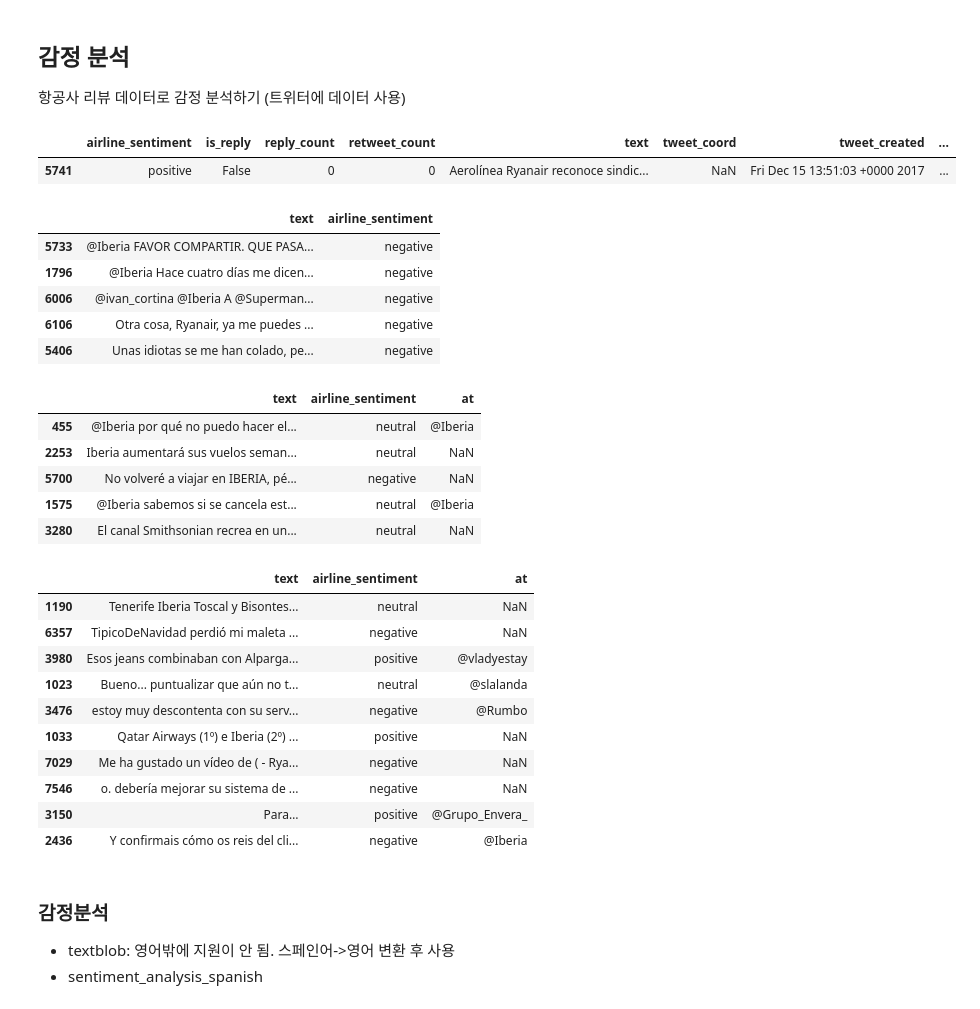
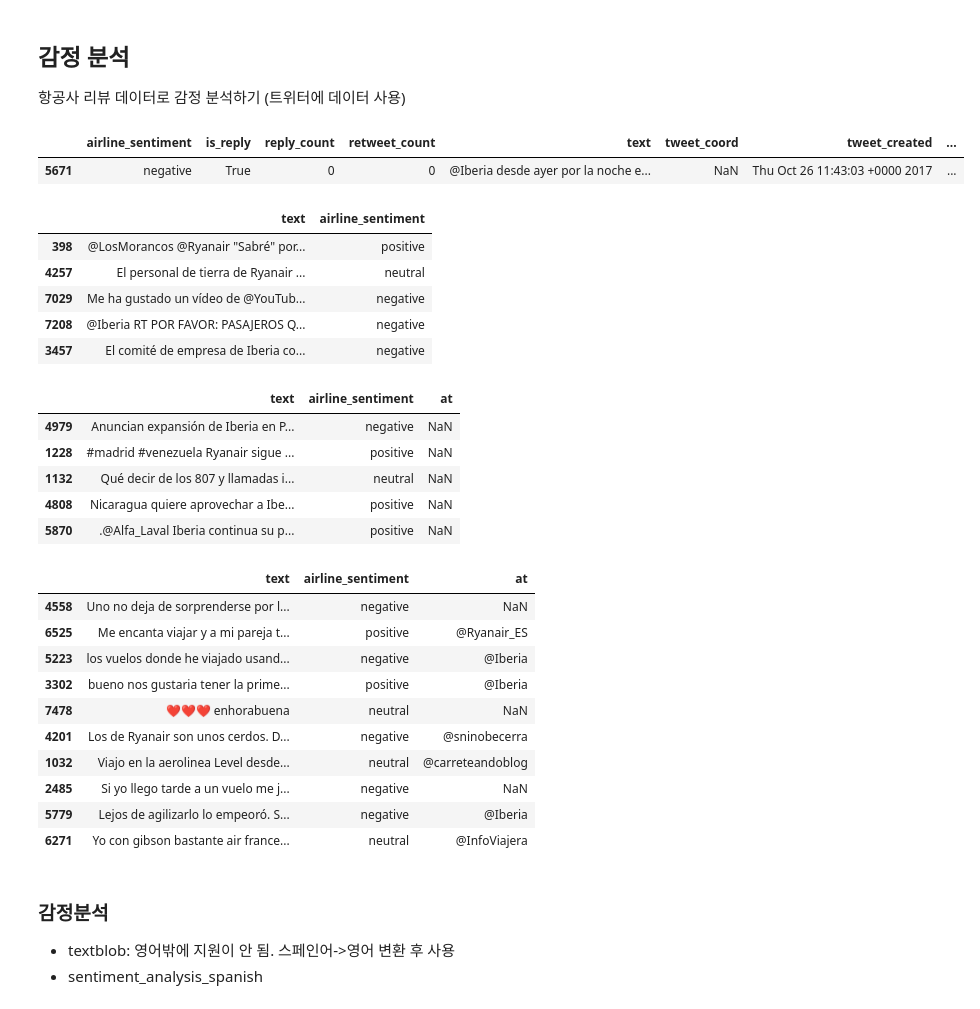
Before and after one commit to trotacodigos/spanish_nlp, a Jupyter notebook: nlp/sentiment.ipynb, the cells around one changed output. Drawn from its saved outputs; the diff is of its cells as text; code cells hidden in the pictures.

```diff
--- a/nlp/sentiment.ipynb
+++ b/nlp/sentiment.ipynb
@@ -7,35 +7,35 @@ import re, os
 pd.set_option('display.max_colwidth', 240)
 # %%
 PATH = '../data/'
-FILE = os.path.join(PATH, 'es-airlines-tweets', 'tweets_public.csv')
+FILE = os.path.join(PATH, 'tweets_public.csv')
 
 tweets = pd.read_csv(FILE)
 tweets.sample(1)
 # %% [output]
 |  | airline_sentiment | is_reply | reply_count | retweet_count | text | tweet_coord | tweet_created | ... |
-| 5741 | positive | False | 0 | 0 | Aerolínea Ryanair reconoce sindic... | NaN | Fri Dec 15 13:51:03 +0000 2017 | ... |
+| 5671 | negative | True | 0 | 0 | @Iberia desde ayer por la noche e... | NaN | Thu Oct 26 11:43:03 +0000 2017 | ... |
 # %%
-# text 정제를 위해서 text 열만 골라냄ㄴ
+# text 정제를 위해서 text 열만 골라냄
 tweets = tweets.loc[:, ['text', 'airline_sentiment']]
 tweets.sample(5)
 # %% [output]
 |  | text | airline_sentiment |
-| 5733 | @Iberia FAVOR COMPARTIR. QUE PASA... | negative |
-| 1796 | @Iberia Hace cuatro días me dicen... | negative |
-| 6006 | @ivan_cortina @Iberia A @Superman... | negative |
-| 6106 | Otra cosa, Ryanair, ya me puedes ... | negative |
-| 5406 | Unas idiotas se me han colado, pe... | negative |
+| 398 | @LosMorancos @Ryanair "Sabré" por... | positive |
+| 4257 | El personal de tierra de Ryanair ... | neutral |
+| 7029 | Me ha gustado un vídeo de @YouTub... | negative |
+| 7208 | @Iberia RT POR FAVOR: PASAJEROS Q... | negative |
+| 3457 | El comité de empresa de Iberia co... | negative |
 # %%
 # @장소를 다른 열로 저장하기
 tweets['at'] = tweets.text.str.extract(r'^(@\S+)')
 tweets.sample(5)
 # %% [output]
 |  | text | airline_sentiment | at |
-| 455 | @Iberia por qué no puedo hacer el... | neutral | @Iberia |
-| 2253 | Iberia aumentará sus vuelos seman... | neutral | NaN |
-| 5700 | No volveré a viajar en IBERIA, pé... | negative | NaN |
-| 1575 | @Iberia sabemos si se cancela est... | neutral | @Iberia |
-| 3280 | El canal Smithsonian recrea en un... | neutral | NaN |
+| 4979 | Anuncian expansión de Iberia en P... | negative | NaN |
+| 1228 | #madrid #venezuela Ryanair sigue ... | positive | NaN |
+| 1132 | Qué decir de los 807 y llamadas i... | neutral | NaN |
+| 4808 | Nicaragua quiere aprovechar a Ibe... | positive | NaN |
+| 5870 | .@Alfa_Laval Iberia continua su p... | positive | NaN |
 # %%
 # 텍스트에서 hashtag, @, http 제거하기
 def remove_handles(text):
@@ -45,16 +45,16 @@ tweets.text = tweets.text.apply(remove_handles)
 tweets.sample(10)
 # %% [output]
 |  | text | airline_sentiment | at |
-| 1190 | Tenerife Iberia Toscal y Bisontes... | neutral | NaN |
-| 6357 | TipicoDeNavidad perdió mi maleta ... | negative | NaN |
-| 3980 | Esos jeans combinaban con Alparga... | positive | @vladyestay |
-| 1023 | Bueno... puntualizar que aún no t... | neutral | @slalanda |
-| 3476 | estoy muy descontenta con su serv... | negative | @Rumbo |
-| 1033 | Qatar Airways (1º) e Iberia (2º) ... | positive | NaN |
-| 7029 | Me ha gustado un vídeo de ( - Rya... | negative | NaN |
-| 7546 | o. debería mejorar su sistema de ... | negative | NaN |
-| 3150 | Para… | positive | @Grupo_Envera_ |
-| 2436 | Y confirmais cómo os reis del cli... | negative | @Iberia |
+| 4558 | Uno no deja de sorprenderse por l... | negative | NaN |
+| 6525 | Me encanta viajar y a mi pareja t... | positive | @Ryanair_ES |
+| 5223 | los vuelos donde he viajado usand... | negative | @Iberia |
+| 3302 | bueno nos gustaria tener la prime... | positive | @Iberia |
+| 7478 | ❤️❤️❤️ enhorabuena | neutral | NaN |
+| 4201 | Los de Ryanair son unos cerdos. D... | negative | @sninobecerra |
+| 1032 | Viajo en la aerolinea Level desde... | neutral | @carreteandoblog |
+| 2485 | Si yo llego tarde a un vuelo me j... | negative | NaN |
+| 5779 | Lejos de agilizarlo lo empeoró. S... | negative | @Iberia |
+| 6271 | Yo con gibson bastante air france... | neutral | @InfoViajera |
 # %% [markdown]
 ### 감정분석
 - textblob: 영어밖에 지원이 안 됨. 스페인어->영어 변환 후 사용
```
Also changed, not shown: parts of 7 cells of this notebook, 4 other files.
